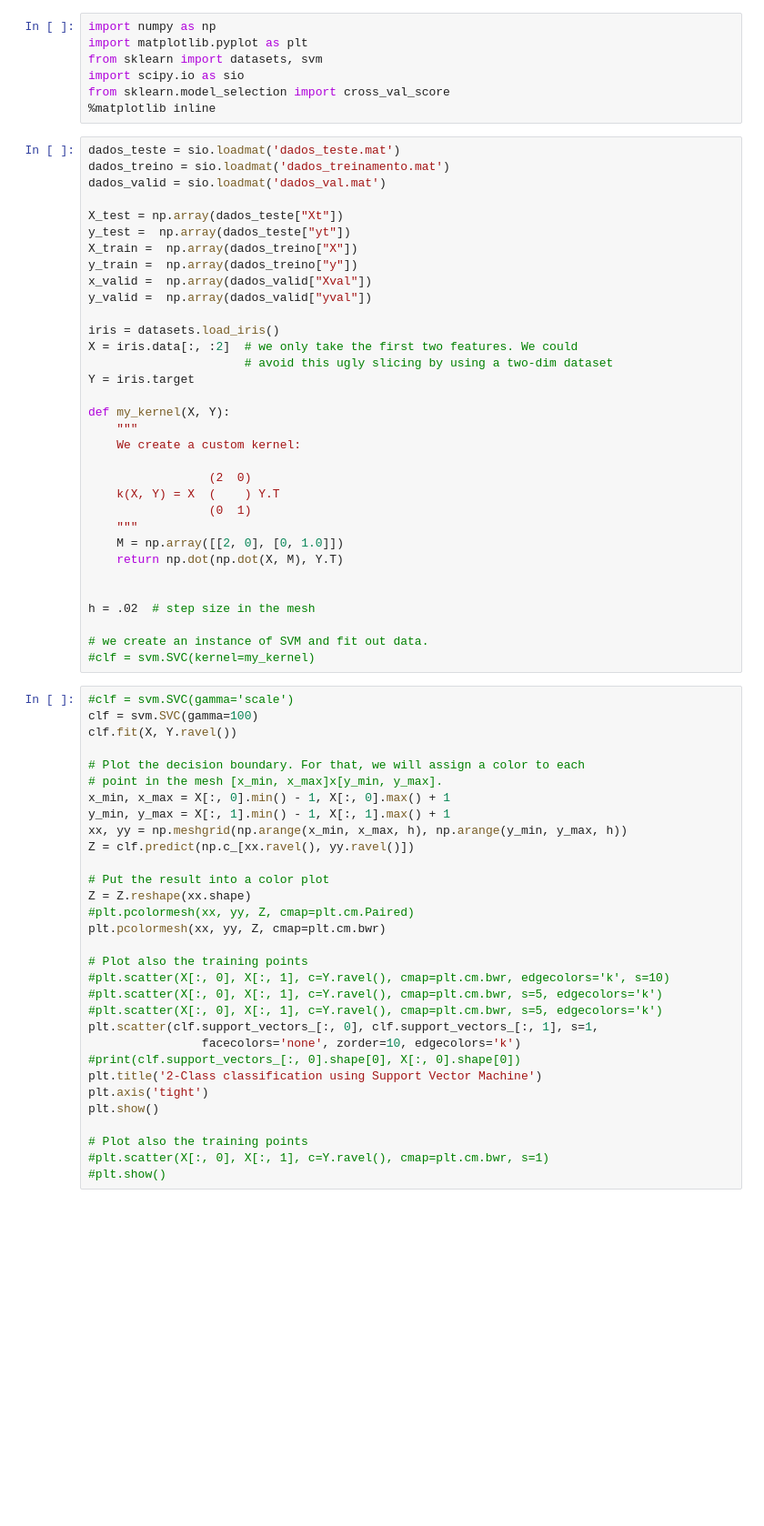
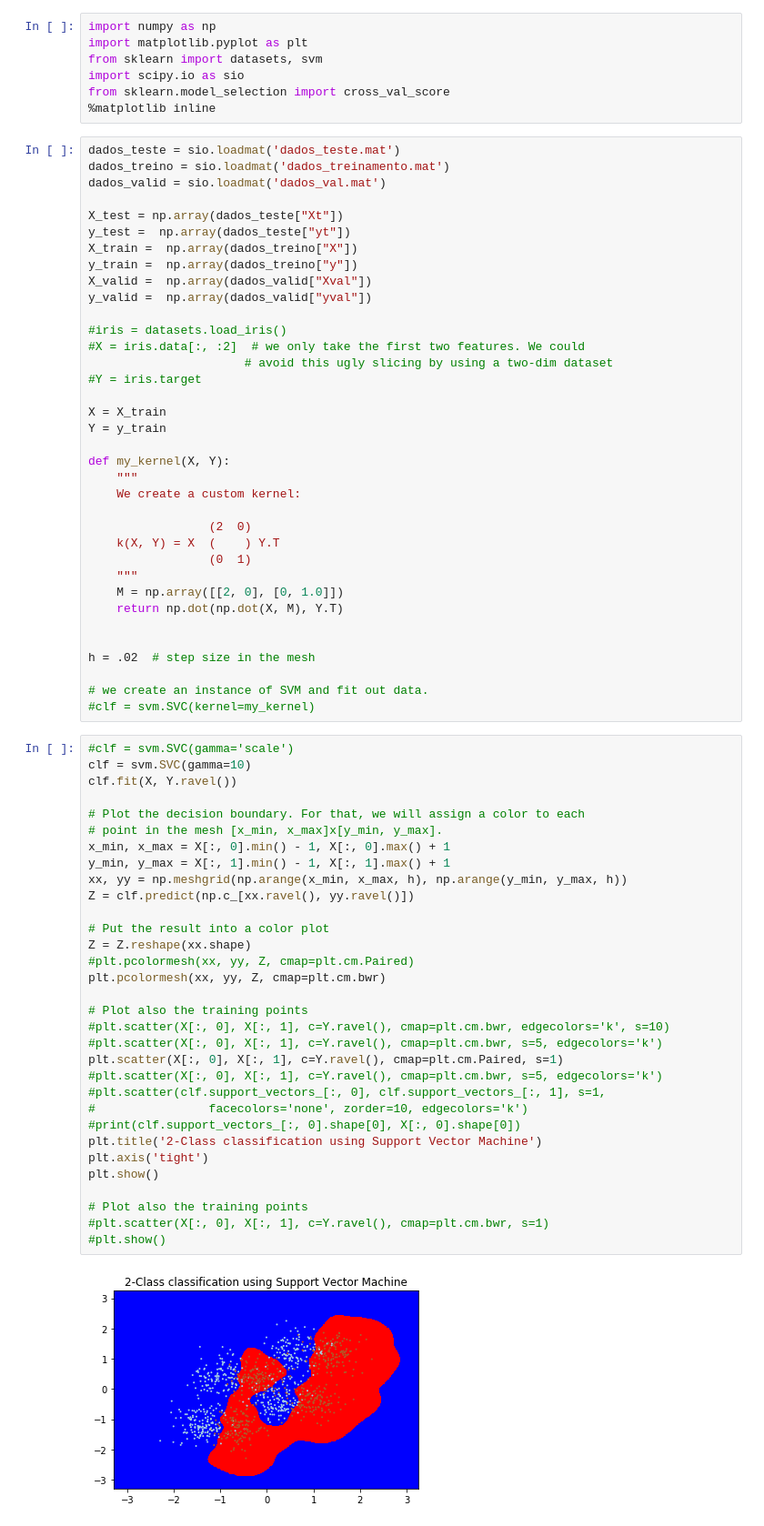
Before and after one commit to navarrothiago/ia006, a Jupyter notebook: IA006-EFC03/svm.ipynb, the cells around one changed output. Shown at 91% size. Cells and saved outputs as stored; diff of their text form; blank space fills up the shorter version.

```diff
--- a/IA006-EFC03/svm.ipynb
+++ b/IA006-EFC03/svm.ipynb
@@ -14,13 +14,16 @@ X_test = np.array(dados_teste["Xt"])
 y_test =  np.array(dados_teste["yt"])
 X_train =  np.array(dados_treino["X"])
 y_train =  np.array(dados_treino["y"])
-x_valid =  np.array(dados_valid["Xval"])
+X_valid =  np.array(dados_valid["Xval"])
 y_valid =  np.array(dados_valid["yval"])
 
-iris = datasets.load_iris()
-X = iris.data[:, :2]  # we only take the first two features. We could
+#iris = datasets.load_iris()
+#X = iris.data[:, :2]  # we only take the first two features. We could
                       # avoid this ugly slicing by using a two-dim dataset
-Y = iris.target
+#Y = iris.target
+
+X = X_train
+Y = y_train
 
 def my_kernel(X, Y):
     """
@@ -40,34 +43,37 @@ h = .02  # step size in the mesh
 #clf = svm.SVC(kernel=my_kernel)
 # %%
 #clf = svm.SVC(gamma='scale')
-clf = svm.SVC(gamma=100)
+clf = svm.SVC(gamma=10)
 clf.fit(X, Y.ravel())
 
 # Plot the decision boundary. For that, we will assign a color to each
 # point in the mesh [x_min, x_max]x[y_min, y_max].
 x_min, x_max = X[:, 0].min() - 1, X[:, 0].max() + 1
 y_min, y_max = X[:, 1].min() - 1, X[:, 1].max() + 1
 xx, yy = np.meshgrid(np.arange(x_min, x_max, h), np.arange(y_min, y_max, h))
 Z = clf.predict(np.c_[xx.ravel(), yy.ravel()])
 
 # Put the result into a color plot
 Z = Z.reshape(xx.shape)
 #plt.pcolormesh(xx, yy, Z, cmap=plt.cm.Paired)
 plt.pcolormesh(xx, yy, Z, cmap=plt.cm.bwr)
 
 # Plot also the training points
 #plt.scatter(X[:, 0], X[:, 1], c=Y.ravel(), cmap=plt.cm.bwr, edgecolors='k', s=10)
 #plt.scatter(X[:, 0], X[:, 1], c=Y.ravel(), cmap=plt.cm.bwr, s=5, edgecolors='k')
+plt.scatter(X[:, 0], X[:, 1], c=Y.ravel(), cmap=plt.cm.Paired, s=1)
 #plt.scatter(X[:, 0], X[:, 1], c=Y.ravel(), cmap=plt.cm.bwr, s=5, edgecolors='k')
-plt.scatter(clf.support_vectors_[:, 0], clf.support_vectors_[:, 1], s=1,
-                facecolors='none', zorder=10, edgecolors='k')
+#plt.scatter(clf.support_vectors_[:, 0], clf.support_vectors_[:, 1], s=1,
+#                facecolors='none', zorder=10, edgecolors='k')
 #print(clf.support_vectors_[:, 0].shape[0], X[:, 0].shape[0])
 plt.title('2-Class classification using Support Vector Machine')
 plt.axis('tight')
 plt.show()
 
 # Plot also the training points
 #plt.scatter(X[:, 0], X[:, 1], c=Y.ravel(), cmap=plt.cm.bwr, s=1)
 #plt.show()
+# %% [output]
+[figure, added]
 # %%
 gamma_array = np.arange(0.1, 100, 0.1)
```
Also changed, not shown: parts of 2 cells of this notebook.
